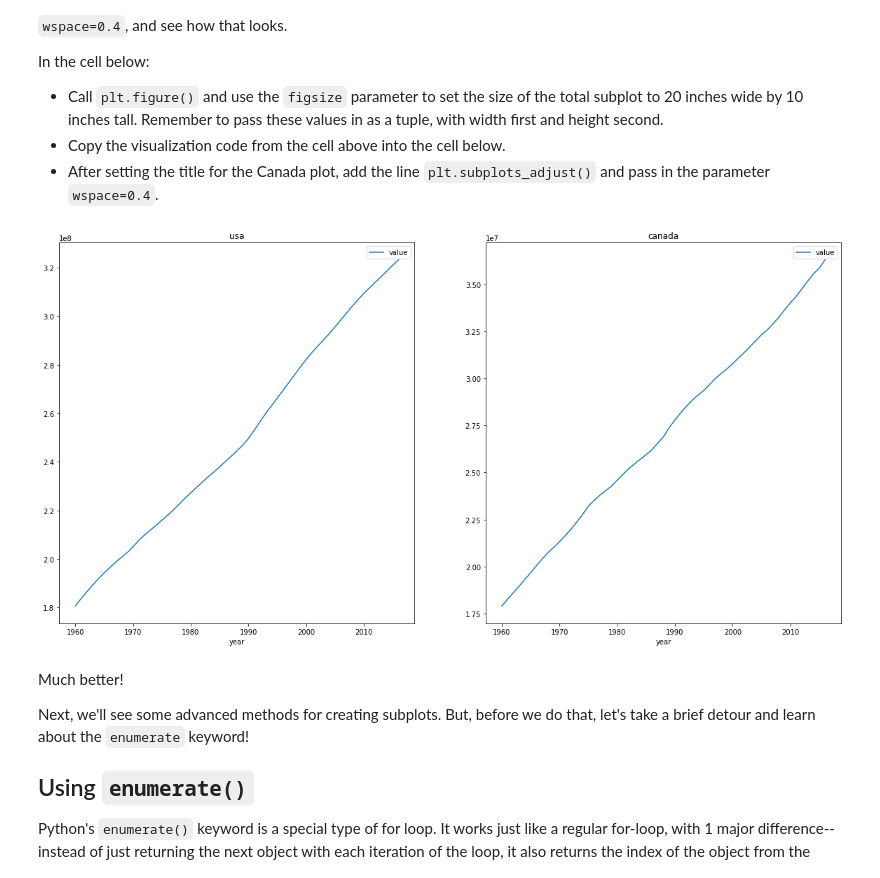
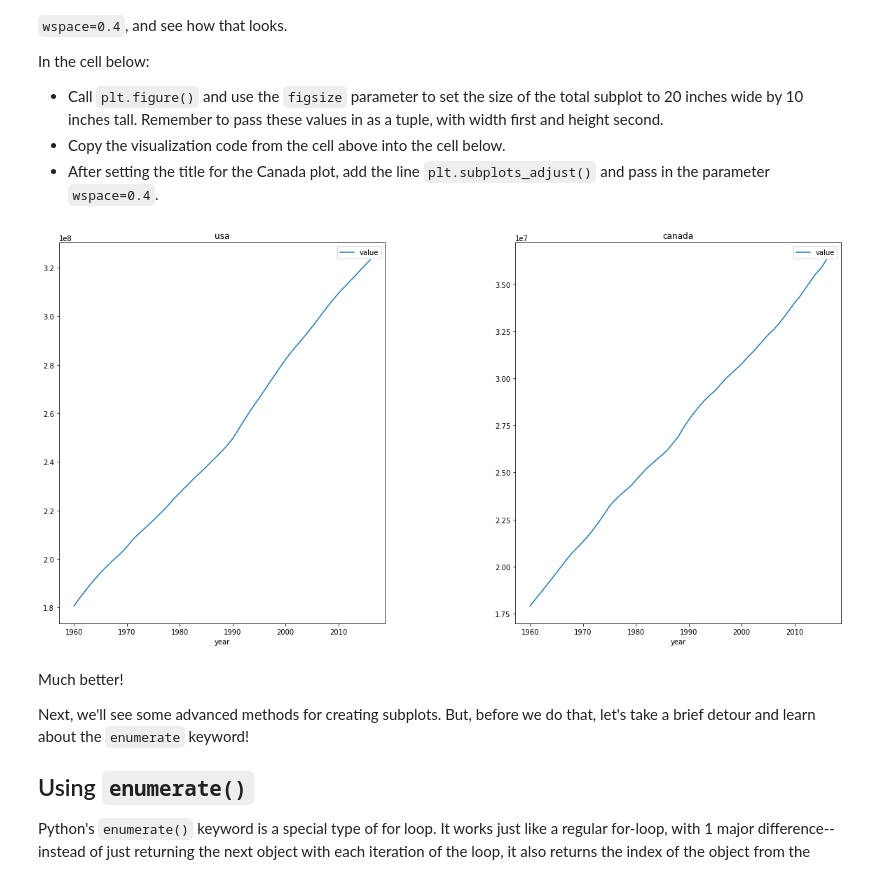
Before and after one commit to Mcllstr/dsc-subplots-and-enumeration-lab-dc-ds-060319, a Jupyter notebook: index.ipynb, the cells around one changed output. Cells and saved outputs as stored; diff of their text form; code cells hidden in the pictures.

```diff
--- a/index.ipynb
+++ b/index.ipynb
@@ -140,22 +140,22 @@ In the cell below:
 # %%
 plt.figure(figsize = (20,10))
 
 ax1 = plt.subplot(1,2,1)
 
 usa.plot(x='year',y='value', ax = ax1)
 ax1.set_title('usa')
 
 ax2 = plt.subplot(1,2,2)
 
 canada.plot(x='year',y='value', ax = ax2)
 
 ax2.set_title('canada')
 
-
+plt.subplots_adjust(wspace = .4)
 
 plt.show()
 # %% [output]
-[figure, old version]
+[figure, new version]
 # %% [markdown]
 Much better!
 
```
